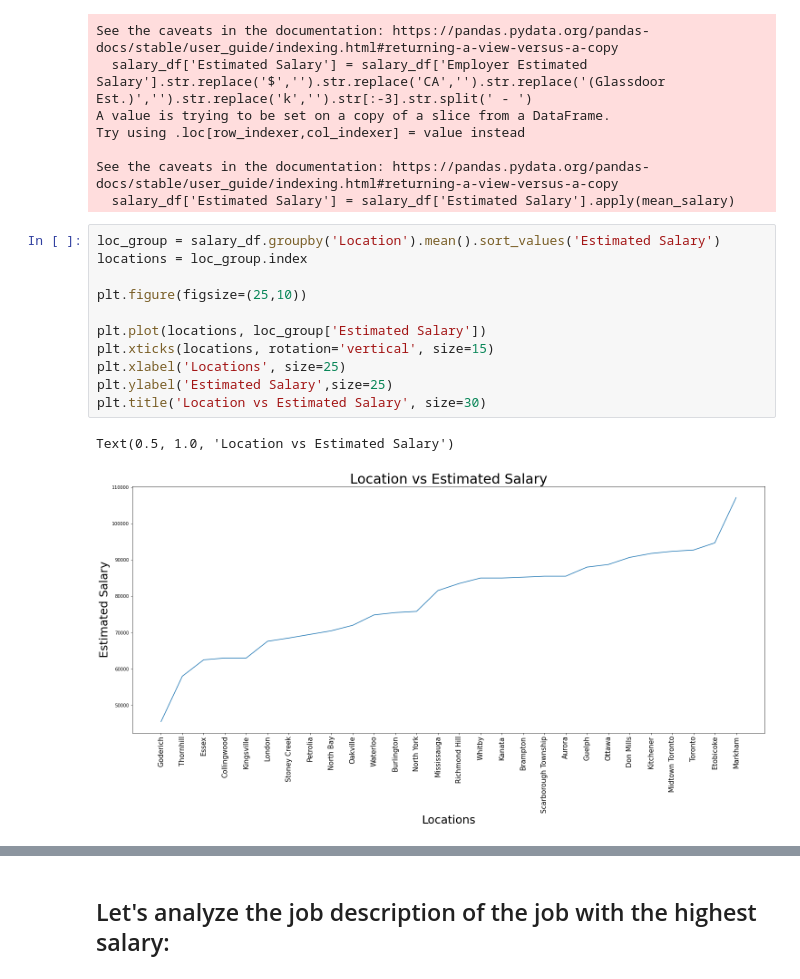
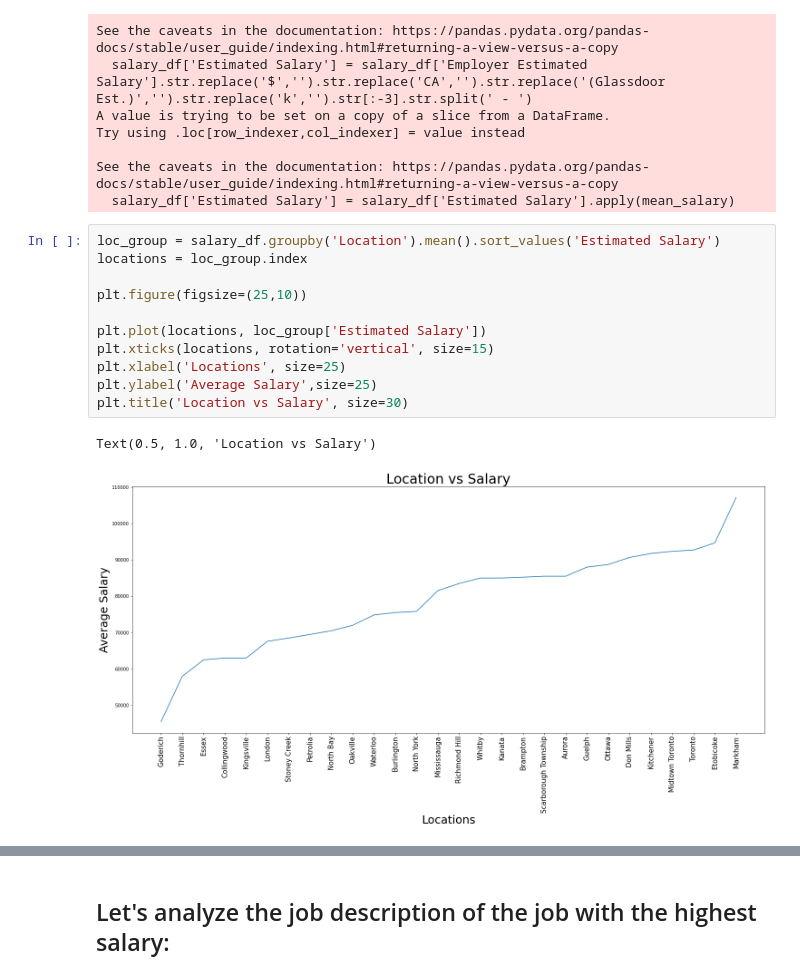
Before and after one commit to rlllam/Glassfloor, a Jupyter notebook: Glassdoor analysis/glassdoor analysis.ipynb, the cells around one changed output, grey strips where cells are left out. Saved outputs shown, nothing was run; the diff lists cells and outputs as text.

```diff
--- a/Glassdoor analysis/glassdoor analysis.ipynb
+++ b/Glassdoor analysis/glassdoor analysis.ipynb
@@ -178,14 +178,14 @@ See the caveats in the documentation: https://pandas.pydata.org/pandas-docs/stab
 # %%
 loc_group = salary_df.groupby('Location').mean().sort_values('Estimated Salary')
 locations = loc_group.index
 
 plt.figure(figsize=(25,10))
 
 plt.plot(locations, loc_group['Estimated Salary'])
 plt.xticks(locations, rotation='vertical', size=15)
 plt.xlabel('Locations', size=25)
-plt.ylabel('Estimated Salary',size=25)
-plt.title('Location vs Estimated Salary', size=30)
+plt.ylabel('Average Salary',size=25)
+plt.title('Location vs Salary', size=30)
 # %% [output]
-Text(0.5, 1.0, 'Location vs Estimated Salary')
+Text(0.5, 1.0, 'Location vs Salary')
-[figure, old version]
+[figure, new version]
```
Also changed, not shown: parts of 3 cells of this notebook.
